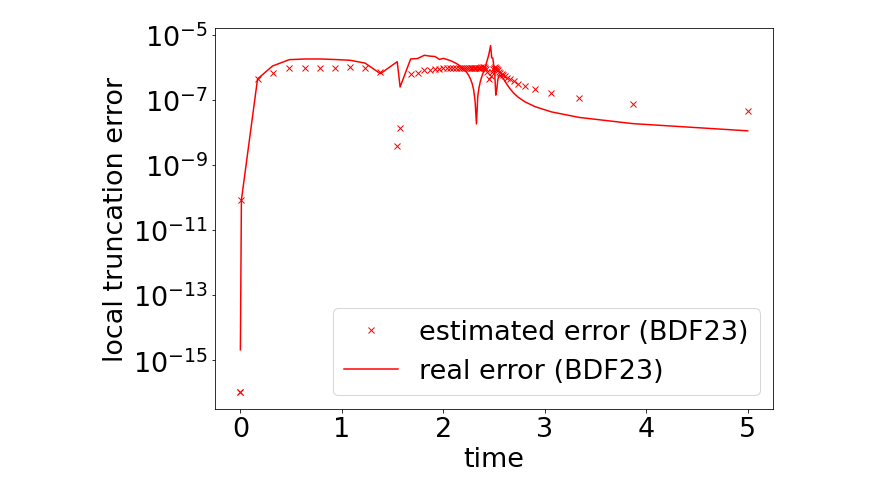
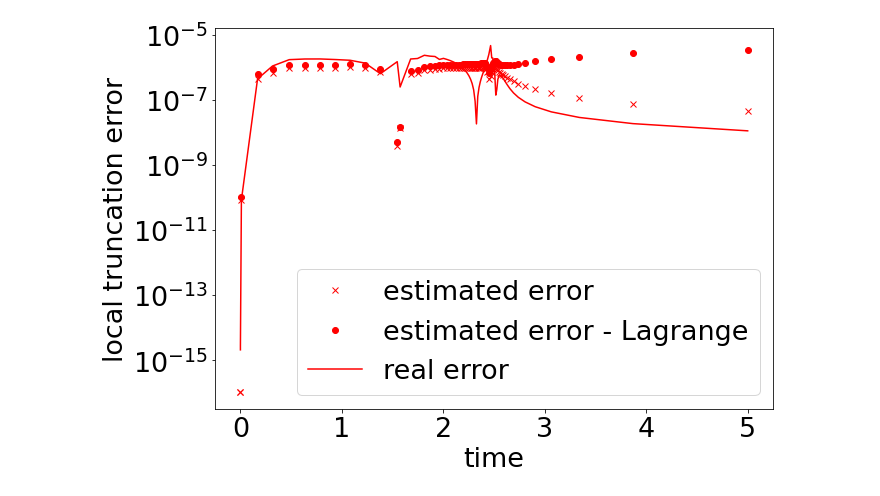
Before and after one commit to le-raffael/AdaptiveTimeSteppingSEAS, a Jupyter notebook: rate_and_state/scriptsResults/AnalysisErrorEstimate.ipynb, the cells around one changed output. Cells and saved outputs as stored; diff of their text form; code cells hidden in the pictures.

```diff
--- a/rate_and_state/scriptsResults/AnalysisErrorEstimate.ipynb
+++ b/rate_and_state/scriptsResults/AnalysisErrorEstimate.ipynb
@@ -22,6 +22,7 @@ real_err_array_RKF45 = np.asarray(real_err_array_RKF45, dtype=np.float32)
 # %%
 time_array_BDF12 = []
 estimated_err_array_BDF12 = []
+estimated_Lagrange_err_array_BDF12 = []
 real_err_array_BDF12 = []
 
 with open('../results/errorEstimate_BDF12.csv', newline='') as csvfile:
@@ -29,14 +30,17 @@ with open('../results/errorEstimate_BDF12.csv', newline='') as csvfile:
     for row in reader:
         time_array_BDF12.append(row['time'])
         estimated_err_array_BDF12.append(row['local_err'])
+        estimated_Lagrange_err_array_BDF12.append(row['err_Lagrange'])
         real_err_array_BDF12.append(row['err_expected'])
 
 time_array_BDF12 = np.asarray(time_array_BDF12, dtype=np.float32)
 estimated_err_array_BDF12 = np.asarray(estimated_err_array_BDF12, dtype=np.float32)
+estimated_Lagrange_err_array_BDF12 = np.asarray(estimated_Lagrange_err_array_BDF12, dtype=np.float32)
 real_err_array_BDF12 = np.asarray(real_err_array_BDF12, dtype=np.float32)
 # %%
 time_array_BDF23 = []
 estimated_err_array_BDF23 = []
+estimated_Lagrange_err_array_BDF23 = []
 real_err_array_BDF23 = []
 
 with open('../results/errorEstimate_BDF23.csv', newline='') as csvfile:
@@ -44,10 +48,12 @@ with open('../results/errorEstimate_BDF23.csv', newline='') as csvfile:
     for row in reader:
         time_array_BDF23.append(row['time'])
         estimated_err_array_BDF23.append(row['local_err'])
+        estimated_Lagrange_err_array_BDF23.append(row['err_Lagrange'])
         real_err_array_BDF23.append(row['err_expected'])
 
 time_array_BDF23 = np.asarray(time_array_BDF23, dtype=np.float32)
 estimated_err_array_BDF23 = np.asarray(estimated_err_array_BDF23, dtype=np.float32)
+estimated_Lagrange_err_array_BDF23 = np.asarray(estimated_Lagrange_err_array_BDF23, dtype=np.float32)
 real_err_array_BDF23 = np.asarray(real_err_array_BDF23, dtype=np.float32)
 # %%
 plt.figure(figsize=(10.00,7.00))
@@ -90,20 +97,21 @@ plt.show()
 # %%
 plt.figure(figsize=(10.00,7.00))
 plt.rcParams.update({'font.size': 27})
 
-plt.plot(time_array_BDF23, estimated_err_array_BDF23,'rx',label = "estimated error (BDF23)")
-plt.plot(time_array_BDF23, real_err_array_BDF23,'r', label = "real error (BDF23)")
+plt.plot(time_array_BDF23, estimated_err_array_BDF23,'rx',label = "estimated error")
+plt.plot(time_array_BDF23, estimated_Lagrange_err_array_BDF23,'ro',label = "estimated error - Lagrange")
+plt.plot(time_array_BDF23, real_err_array_BDF23,'r', label = "real error")
 
 plt.xlabel("time")
 plt.ylabel("local truncation error")
 
 plt.yscale('log')
 
 plt.legend()
 
 plt.savefig('../results/errorEstimateBDF23.png', format='png',dpi=300)
 
 
 plt.show()
 # %% [output]
-[figure, old version]
+[figure, new version]
```
Also changed, not shown: parts of 2 cells of this notebook, 46 other files.
